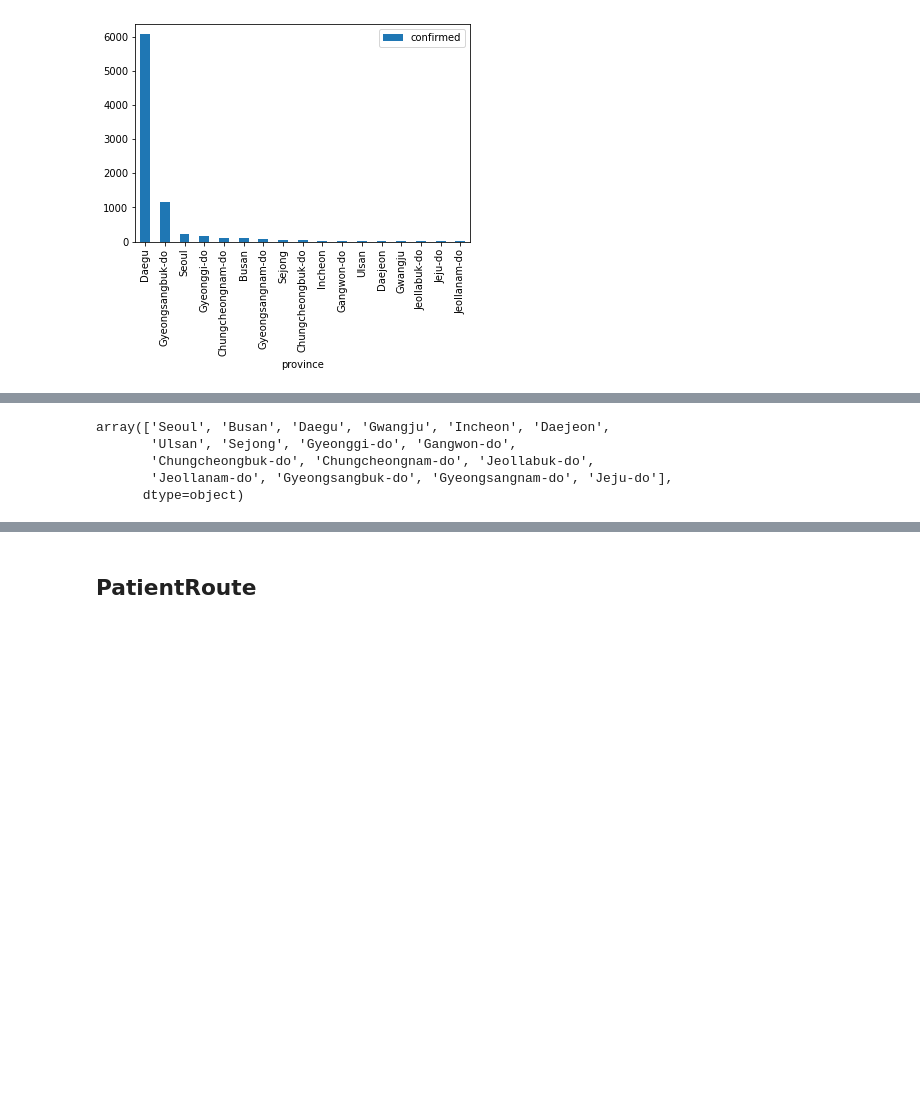
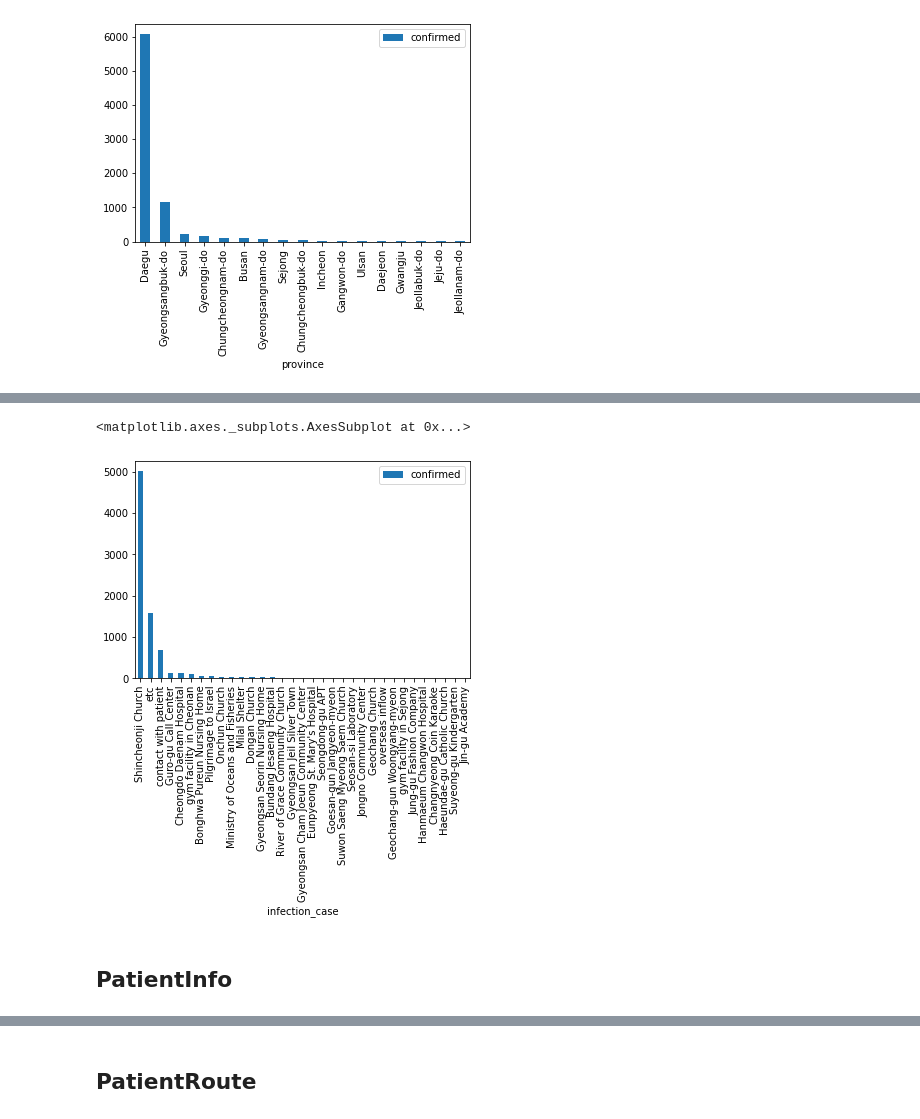
Before and after one commit to hodurie/Kaggle_Challenge, a Jupyter notebook: Covid19/Covid19.ipynb, the cells around one changed output, grey strips where cells are left out. Cells and saved outputs as stored; diff of their text form; code cells hidden in the pictures; blank space fills up the shorter version.

```diff
--- a/Covid19/Covid19.ipynb
+++ b/Covid19/Covid19.ipynb
@@ -63,8 +102,10 @@ df_Case.plot(kind = 'bar')
+# %%
+df_infection_case = Case[['confirmed', 'infection_case']]\
+                        .groupby('infection_case').sum()\
+                        .sort_values(by = 'confirmed', ascending = False)
+df_infection_case.plot(kind = 'bar')
+# %% [output]
+<matplotlib.axes._subplots.AxesSubplot at 0x...>
+[figure, added]
 # %%
-Case.province.unique()
+province = Case.province.unique()
-# %% [output]
-array(['Seoul', 'Busan', 'Daegu', 'Gwangju', 'Incheon', 'Daejeon',
-       'Ulsan', 'Sejong', 'Gyeonggi-do', 'Gangwon-do',
-       'Chungcheongbuk-do', 'Chungcheongnam-do', 'Jeollabuk-do',
-       'Jeollanam-do', 'Gyeongsangbuk-do', 'Gyeongsangnam-do', 'Jeju-do'],
-      dtype=object)
@@ -70,0 +119,2 @@ array(['Seoul', 'Busan', 'Daegu', 'Gwangju', 'Incheon', 'Daejeon',
+# %% [markdown]
+## PatientInfo
```
Also changed, not shown: parts of 22 cells of this notebook.
